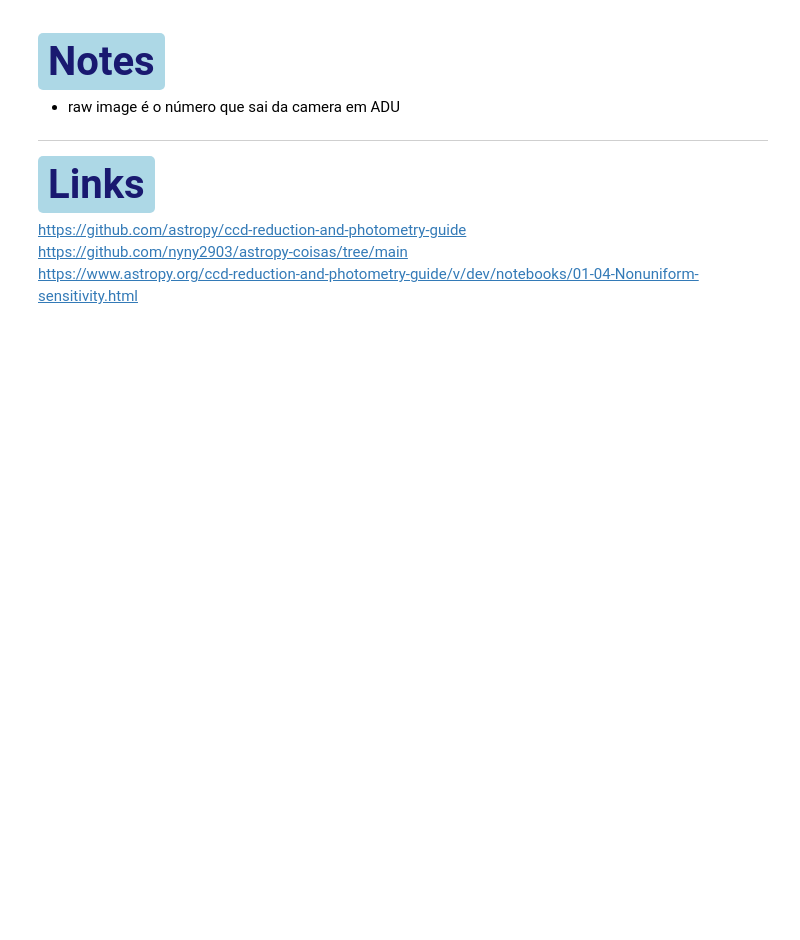
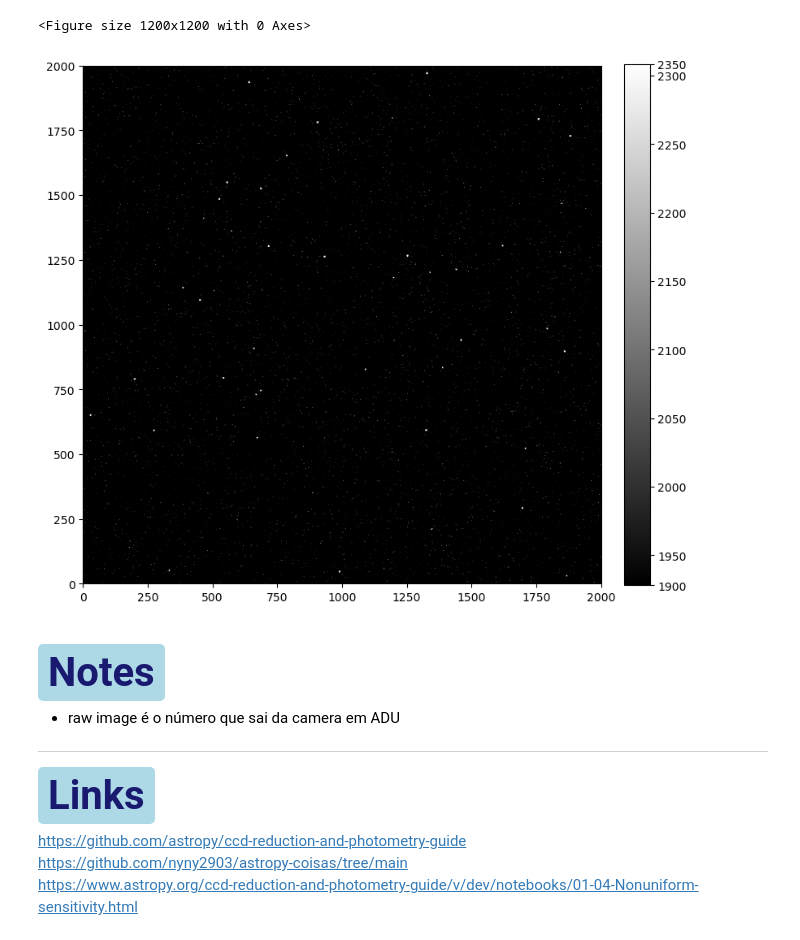
Before and after one commit to nyny2903/astropy-coisas, a Jupyter notebook: Astropy_tutorials/astropy01.4.ipynb, the cells around one changed output. Cells and saved outputs as stored; diff of their text form; code cells hidden in the pictures; blank space fills up the shorter version.

```diff
--- a/Astropy_tutorials/astropy01.4.ipynb
+++ b/Astropy_tutorials/astropy01.4.ipynb
@@ -30,3 +80,38 @@ RUIDO não pode ser removido pk é aleatório. Cada vez que você lê o CCD, o p
+# %%
+#parameters
+
+gain = 1.0
+star_exposure = 30.0
+dark_exposure = 60.0
+dark = 0.1
+sky_counts = 20
+bias_level = 1100
+read_noise_electrons = 700
+max_stars_counts = 2000
+
+#generate
+
+bias_wnoise = (imsim.bias(image, bias_level, realistic=True) + imsim.read_noise(image, read_noise_electrons, gain=gain))
+
+dark_frame_wnoise = (imsim.bias(image, bias_level, realistic=True) +
+                     imsim.dark_current(image, dark, dark_exposure, gain=gain, hot_pixels=True) +
+                    imsim.read_noise(image, read_noise_electrons, gain=gain))
+
+flat = imsim.sensitivity_variations(image)
+
+realistic_stars = (imsim.stars(image, 50, max_counts = max_stars_counts) +
+                  imsim.dark_current(image, dark, star_exposure, gain=gain, hot_pixels=True) +
+                  imsim.bias(image, bias_level, realistic=True) +
+                  imsim.read_noise(image, read_noise_electrons, gain=gain))
+
+#Uncalibrated image - we’ll compare it to the calibrated version
+
+plt.figure(figsize = (12,12))
+
+show_image(realistic_stars, cmap='gray', percu=99.9, figsize=(9,9))
+# %% [output]
+<Figure size 1200x1200 with 0 Axes>
+[figure, added]
 # %% [markdown]
 <h1 style="text-align: left; font-family: 'menlo'; color: #191970; font-size:40px;">
   <span style="background-color: #ADD8E6; padding: 5px 10px; border-radius: 5px; display: inline-block;">
```
Also changed, not shown: parts of 9 cells of this notebook.
